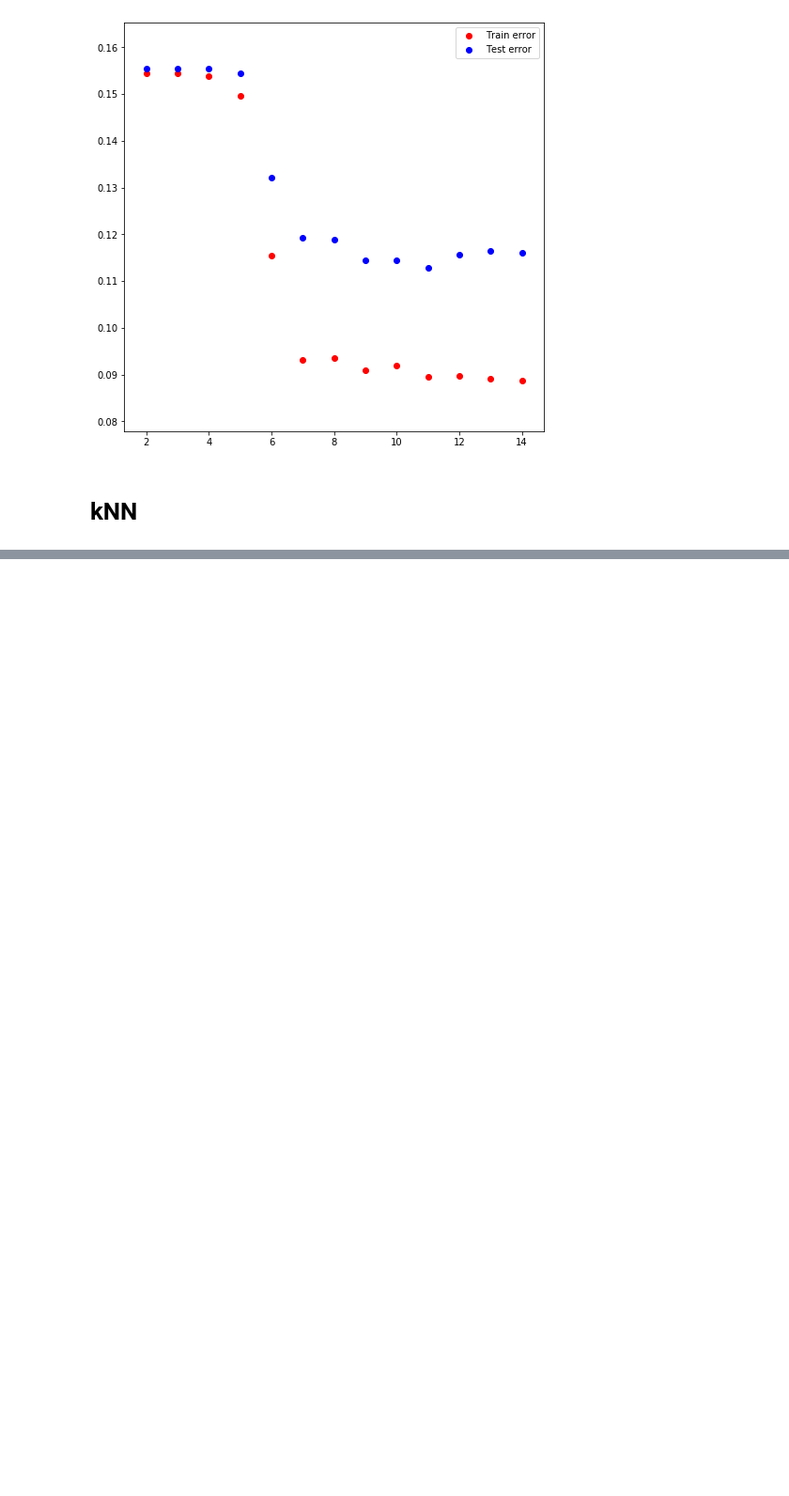
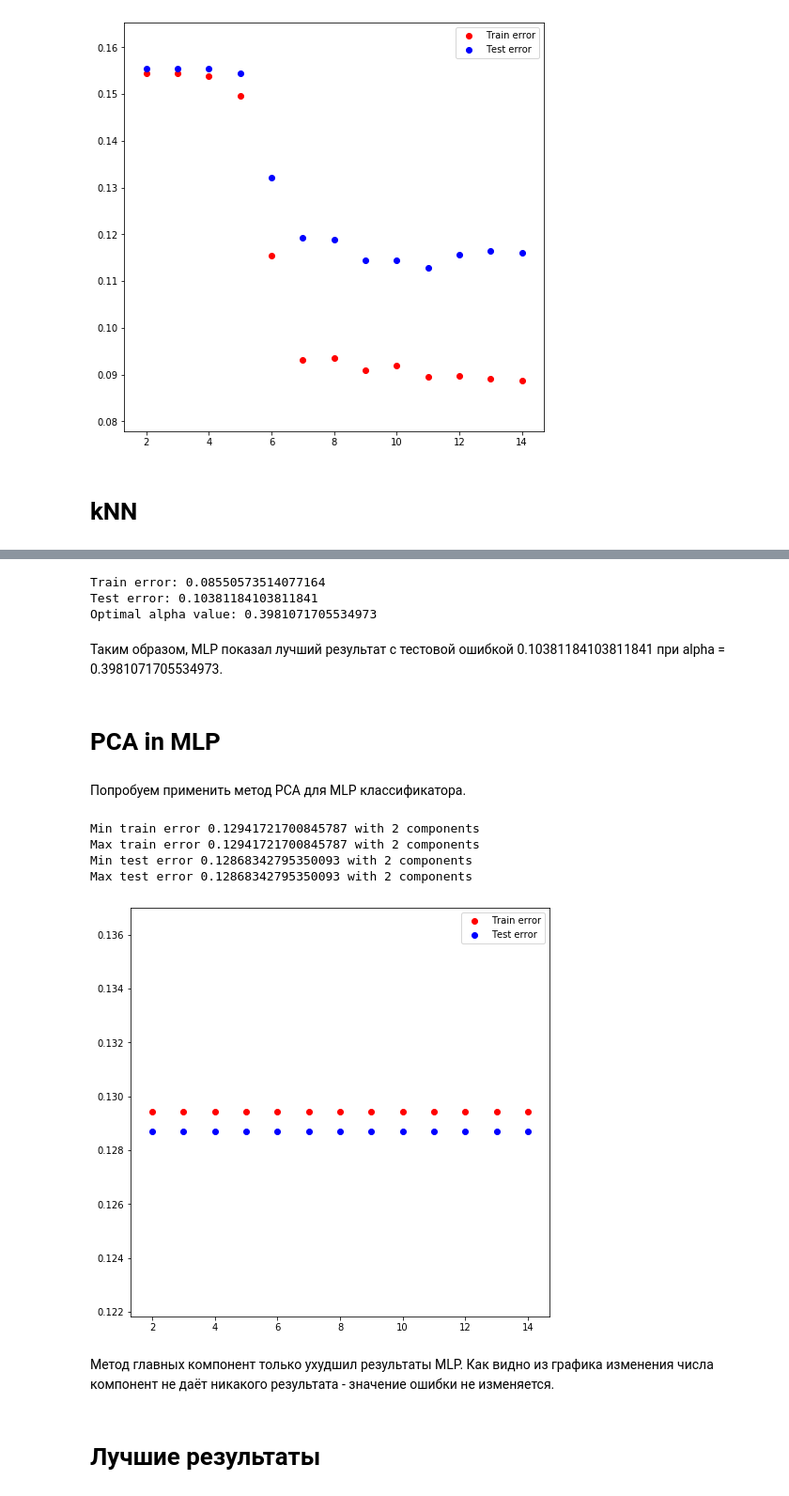
Before and after one commit to spacesh1p/MLHomeWorks, a Jupyter notebook: online_shoppers.ipynb, the cells around one changed output, grey strips where cells are left out. Shown at 94% size. Drawn from its saved outputs; the diff is of its cells as text; code cells hidden in the pictures; blank space fills up the shorter version.

```diff
--- a/online_shoppers.ipynb
+++ b/online_shoppers.ipynb
@@ -657,0 +741,66 @@ Max test error 0.1567991349013247 with 30 neighbors and 5 components
+# %%
+min_train_err = np.min(err_train_arr)
+min_test_err = np.min(err_test_arr)
+print('Train error: {}'.format(min_train_err))
+print('Test error: {}'.format(min_test_err))
+alpha_opt = alpha_arr[err_test_arr == min_test_err][0]
+print('Optimal alpha value: {}'.format(alpha_opt))
+# %% [output]
+Train error: 0.08550573514077164
+Test error: 0.10381184103811841
+Optimal alpha value: 0.3981071705534973
+# %% [markdown]
+Таким образом, MLP показал лучший результат с тестовой ошибкой 0.10381184103811841 при alpha = 0.3981071705534973.
+# %% [markdown]
+# PCA in MLP
+# %% [markdown]
+Попробуем применить метод PCA для MLP классификатора.
+# %%
+err_train_arr = []
+err_test_arr = []
+for i in components:
+    pca = PCA(n_components=i)
+    pca.fit(X)
+    X_pca_train = pca.transform(X_train)
+    X_pca_test = pca.transform(X_test)
+    max_err_train = 1;
+    max_err_test = 1;
+    for alpha in alpha_arr:
+        mlp_model = MLPClassifier(alpha = alpha, solver = 'lbfgs', activation = 'logistic', random_state = 19)
+        mlp_model.fit(X_pca_train, Y_train)
+
+        y_train_pred = mlp_model.predict(X_pca_train)
+        y_test_pred = mlp_model.predict(X_pca_test)
+        if np.mean(Y_test != y_test_pred) < max_err_test:
+            max_err_train = np.mean(Y_train != Y_train_predict)
+            max_err_test = np.mean(Y_test != Y_test_predict)
+
+    err_train_arr.append(max_err_train)
+    err_test_arr.append(max_err_test)
+# %%
+figure = plt.figure(figsize=(8, 8))
+ax = figure.add_subplot(1,1,1)
+colors = ['r', 'b']
+ax.scatter(components, err_train_arr, color=colors[0])
+ax.scatter(components, err_test_arr, color=colors[1])
+ax.legend(['Train error', 'Test error'])
+
+best_train_result = np.argmin(err_train_arr)
+best_test_result = np.argmin(err_test_arr)
+worst_train_result = np.argmax(err_train_arr)
+worst_test_result = np.argmax(err_test_arr)
+
+print("Min train error {} with {} components".format(err_train_arr[best_train_result], components[best_train_result]))
+print("Max train error {} with {} components".format(err_train_arr[worst_train_result], components[worst_train_result]))
+print("Min test error {} with {} components".format(err_test_arr[best_test_result], components[best_test_result]))
+print("Max test error {} with {} components".format(err_test_arr[worst_test_result], components[worst_test_result]))
+# %% [output]
+Min train error 0.12941721700845787 with 2 components
+Max train error 0.12941721700845787 with 2 components
+Min test error 0.12868342795350093 with 2 components
+Max test error 0.12868342795350093 with 2 components
+[figure, added]
+# %% [markdown]
+Метод главных компонент только ухудшил результаты MLP. Как видно из графика изменения числа компонент не даёт никакого результата - значение ошибки не изменяется.
+# %% [markdown]
+# Лучшие результаты
```
Also changed, not shown: parts of 18 cells of this notebook.
